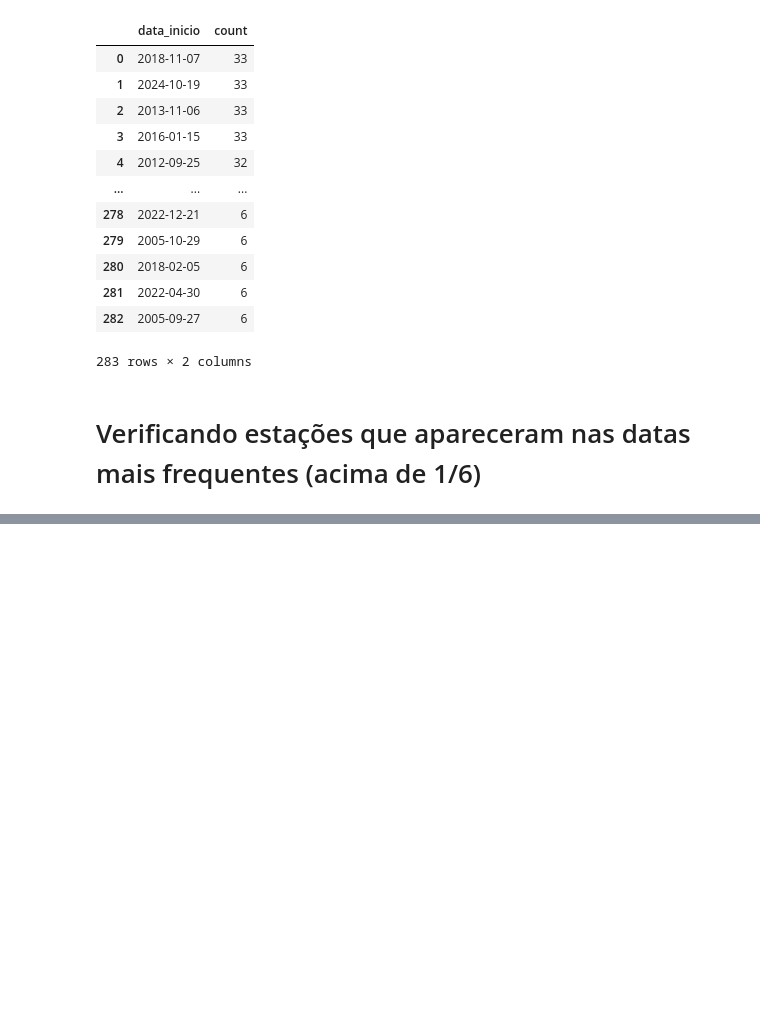
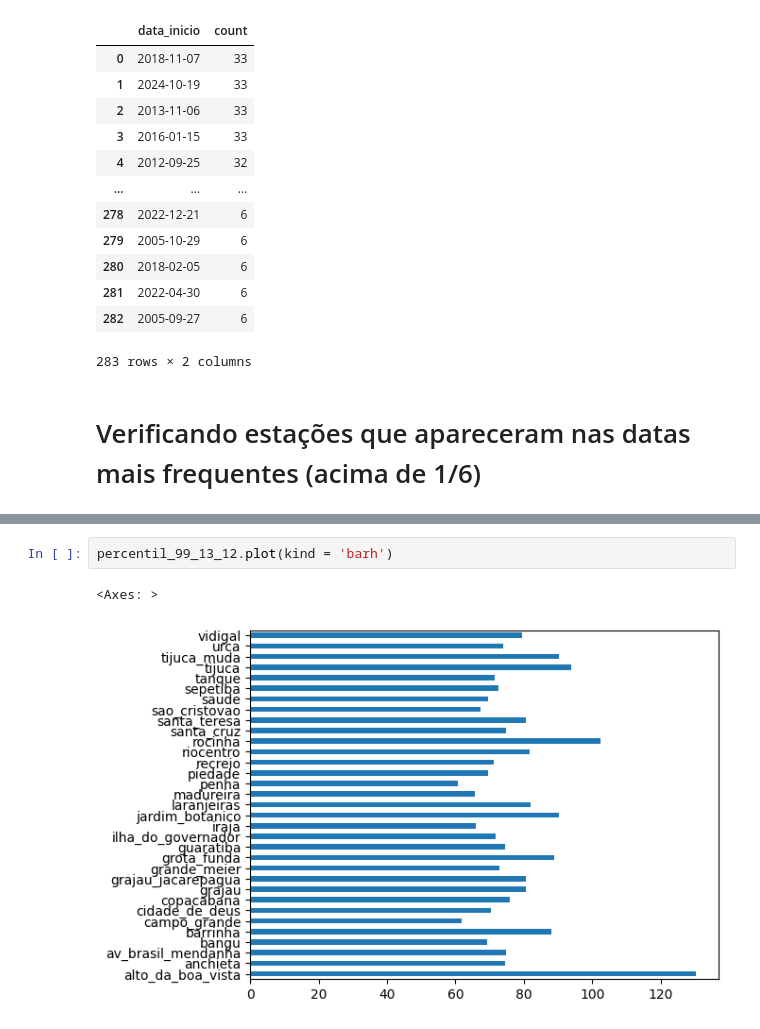
Before and after one commit to eduviana1/Eventos-Extremos-Cidade-do-Rio-de-Janeiro, a Jupyter notebook: (Edu)_TEEP_chuva_horaria.ipynb, the cells around one changed output, grey strips where cells are left out. Cells and saved outputs as stored; diff of their text form; blank space fills up the shorter version.

```diff
--- a/(Edu)_TEEP_chuva_horaria.ipynb
+++ b/(Edu)_TEEP_chuva_horaria.ipynb
@@ -217,0 +305,5 @@ df_contagem_eventos_simultaneos.loc[df_contagem_eventos_simultaneos['data_inicio
+# %%
+percentil_99_13_12.plot(kind = 'barh')
+# %% [output]
+<Axes: >
+[figure, added]
```
Also changed, not shown: parts of 8 cells of this notebook.
